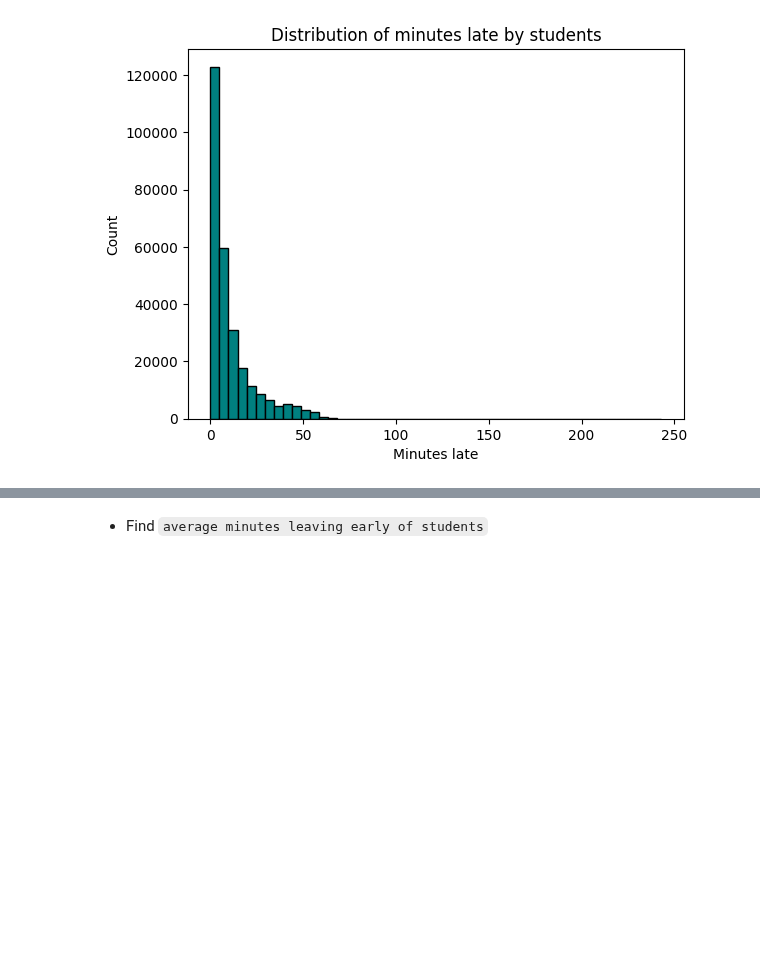
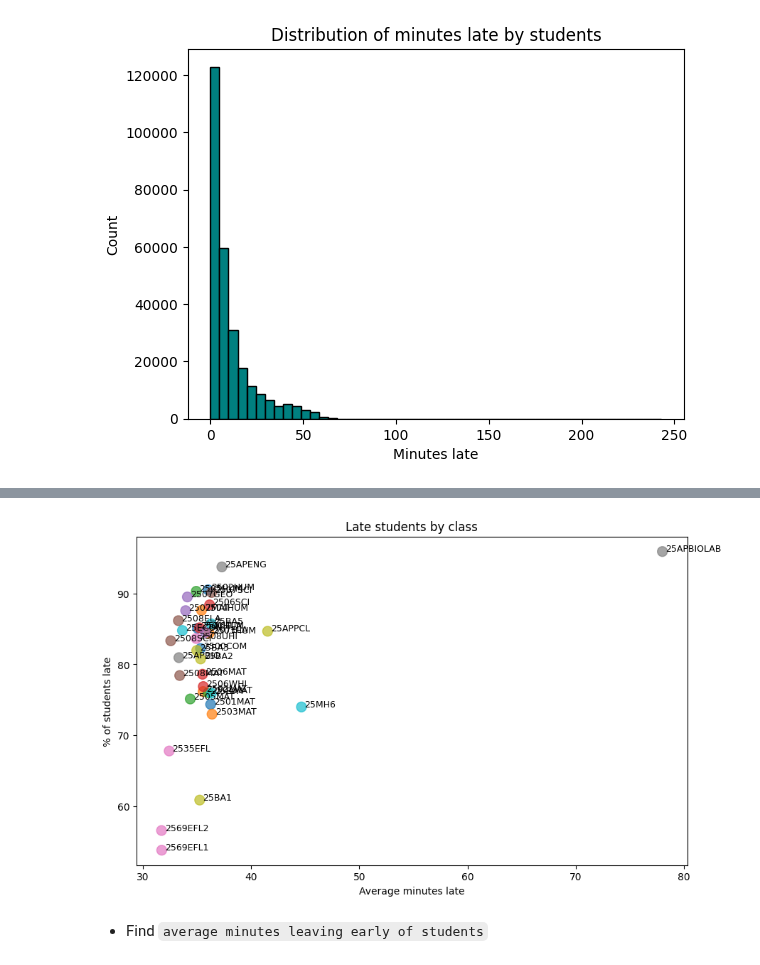
Before and after one commit to tthvan/Customer-Retention-Analysis, a Jupyter notebook: cleanin.ipynb, the cells around one changed output, grey strips where cells are left out. Cells and saved outputs as stored; diff of their text form; code cells hidden in the pictures; blank space fills up the shorter version.

```diff
--- a/cleanin.ipynb
+++ b/cleanin.ipynb
@@ -459,3 +469,48 @@ plt.show()
+# %%
+df['is_late'] = df['minutes_late'] > 20
+df_is_late = df[df['minutes_late'] > 20]
+late_stats = df_is_late.groupby('Topic').agg(
+    num_late=('is_late', 'sum'),
+    avg_min_late=('minutes_late', 'mean'),
+    total_participants=('Participants', 'max')
+).reset_index()
+
+late_stats['pct_late'] = (late_stats['num_late']/late_stats['total_participants'])*100
+# %%
+# Mark late students
+df['is_late'] = df['minutes_late'] > 20
+
+# Count unique students per class
+total_counts = df.groupby('Topic')['Email'].nunique().reset_index(name='total_students')
+
+# Count late students + avg lateness
+late_counts = df[df['is_late']].groupby('Topic').agg(
+    num_late=('Email', 'nunique'),
+    avg_min_late=('minutes_late', 'mean')
+).reset_index()
+
+# Merge and compute percentage
+late_stats = late_counts.merge(total_counts, on='Topic')
+late_stats['pct_late'] = (late_stats['num_late'] / late_stats['total_students']) * 100
+# %%
+plt.figure(figsize=(10,6))
+scatter = plt.scatter(
+    late_stats['avg_min_late'],
+    late_stats['pct_late'],
+    c=range(len(late_stats)),
+    cmap='tab10',
+    s=100,
+    alpha=0.7
+)
+for i, row in late_stats.iterrows():
+    plt.text(row['avg_min_late']+0.3, row['pct_late'], row['Topic'], fontsize=9)
+
+plt.xlabel('Average minutes late')
+plt.ylabel("% of students late")
+plt.title('Late students by class')
+plt.show()
+# %% [output]
+[figure, added]
 # %% [markdown]
 - Find `average minutes leaving early of students`
 # %%
```
Also changed, not shown: parts of 3 cells of this notebook.
